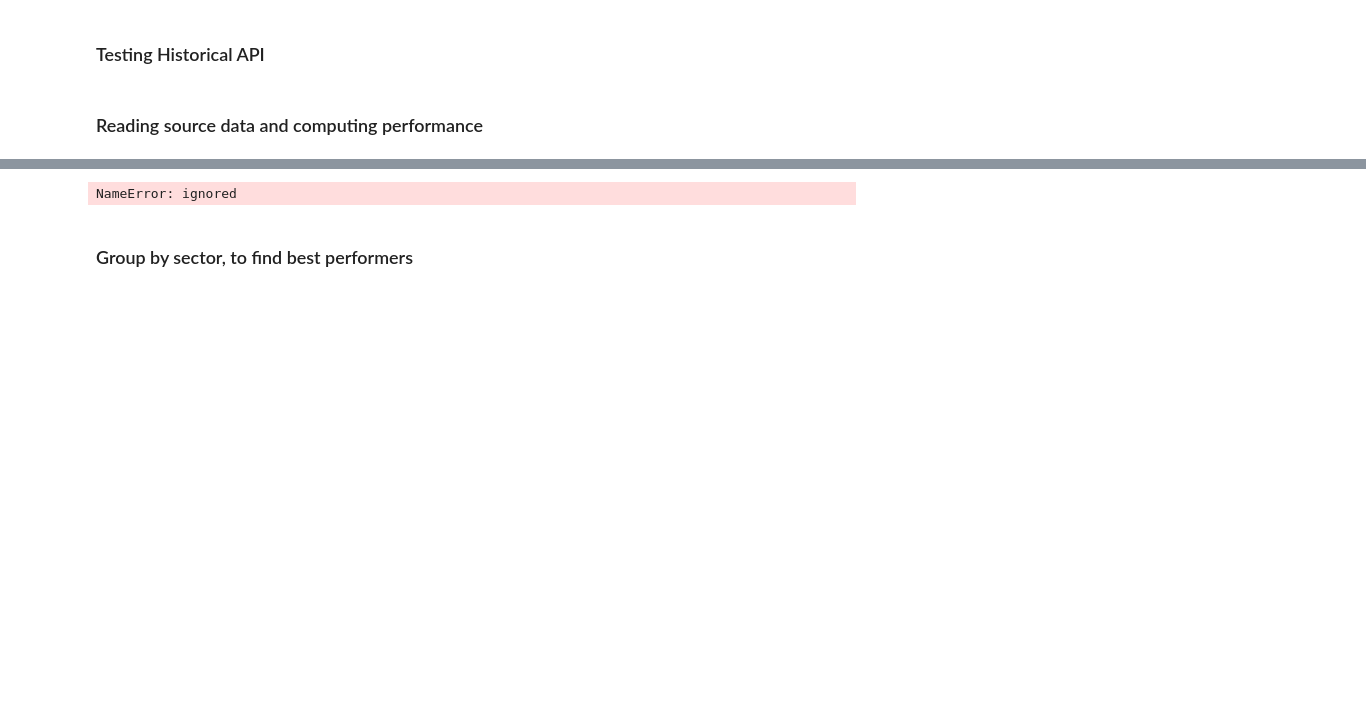
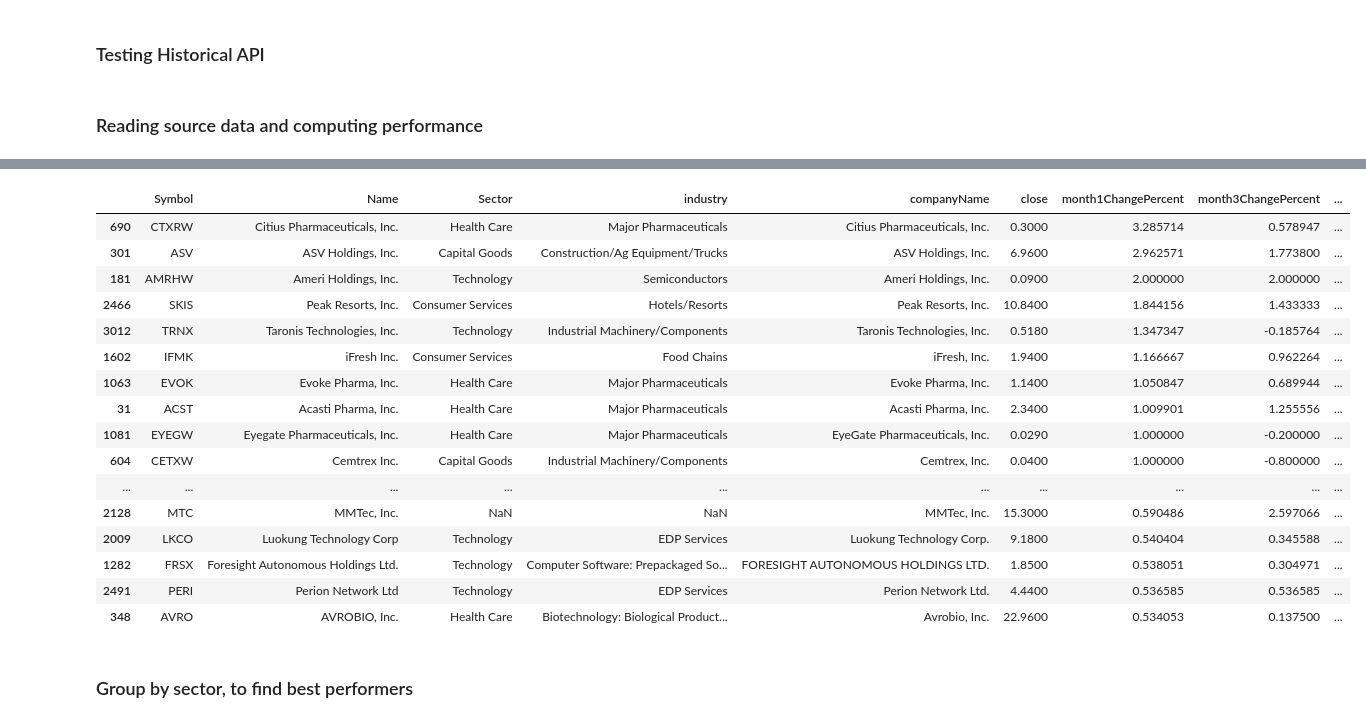
Before and after one commit to mmistroni/TensorFlowPlayground, a Jupyter notebook: StockAndNewsAPIs.ipynb, the cells around one changed output, grey strips where cells are left out. Drawn from its saved outputs; the diff is of its cells as text; code cells hidden in the pictures; blank space fills up the shorter version.

```diff
--- a/StockAndNewsAPIs.ipynb
+++ b/StockAndNewsAPIs.ipynb
@@ -105,10 +105,7 @@ def get_historical_data(ticker, start, end):
   df = get_statistics(ticker)
   return df
 
-  return dr.DataReader(ticker, "av-monthly",
-                       datetime.fromordinal(start.toordinal()),  # need to move to av monthly
-                       datetime.fromordinal(end.toordinal()),
-                       access_key='3K8QCCZYO839KMOU')
+
 
 def get_date_ranges():
   end_date = date.today()
@@ -156,7 +150,7 @@ def find_best_performing(start_dt, end_dt):
   filtered = (df for df in dfs if df is not None)
   all_data = pd.concat(filtered)
   return pd.merge(nyse_df, all_data, how='inner', on='Symbol' )[['Symbol', 'Name', 'Sector', 'industry', 'companyName','close',
-       'month3ChangePercent', 'month6ChangePercent', 'month1ChangePercent', 'day200MovingAvg', 'day50MovingAvg']]
+       'month1ChangePercent','month3ChangePercent', 'month6ChangePercent',  'day200MovingAvg', 'day50MovingAvg']]
 
 
 start_dt, end_dt = get_date_ranges()
@@ -185,9 +188,25 @@ ValueError: ignored
 # %%
 # Sorting
-perf_df.sort_values(by=['month3ChangePercent'], inplace=True, ascending=False)
-#perf_df.head(20)
+perf_df.sort_values(by=['month1ChangePercent'], inplace=True, ascending=False)
+perf_df.head(30)
 # %% [output]
-NameError: ignored
+|  | Symbol | Name | Sector | industry | companyName | close | month1ChangePercent | month3ChangePercent | ... |
+| 690 | CTXRW | Citius Pharmaceuticals, Inc. | Health Care | Major Pharmaceuticals | Citius Pharmaceuticals, Inc. | 0.3000 | 3.285714 | 0.578947 | ... |
+| 301 | ASV | ASV Holdings, Inc. | Capital Goods | Construction/Ag Equipment/Trucks | ASV Holdings, Inc. | 6.9600 | 2.962571 | 1.773800 | ... |
+| 181 | AMRHW | Ameri Holdings, Inc. | Technology | Semiconductors | Ameri Holdings, Inc. | 0.0900 | 2.000000 | 2.000000 | ... |
+| 2466 | SKIS | Peak Resorts, Inc. | Consumer Services | Hotels/Resorts | Peak Resorts, Inc. | 10.8400 | 1.844156 | 1.433333 | ... |
+| 3012 | TRNX | Taronis Technologies, Inc. | Technology | Industrial Machinery/Components | Taronis Technologies, Inc. | 0.5180 | 1.347347 | -0.185764 | ... |
+| 1602 | IFMK | iFresh Inc. | Consumer Services | Food Chains | iFresh, Inc. | 1.9400 | 1.166667 | 0.962264 | ... |
+| 1063 | EVOK | Evoke Pharma, Inc. | Health Care | Major Pharmaceuticals | Evoke Pharma, Inc. | 1.1400 | 1.050847 | 0.689944 | ... |
+| 31 | ACST | Acasti Pharma, Inc. | Health Care | Major Pharmaceuticals | Acasti Pharma, Inc. | 2.3400 | 1.009901 | 1.255556 | ... |
+| 1081 | EYEGW | Eyegate Pharmaceuticals, Inc. | Health Care | Major Pharmaceuticals | EyeGate Pharmaceuticals, Inc. | 0.0290 | 1.000000 | -0.200000 | ... |
+| 604 | CETXW | Cemtrex Inc. | Capital Goods | Industrial Machinery/Components | Cemtrex, Inc. | 0.0400 | 1.000000 | -0.800000 | ... |
+| ... | ... | ... | ... | ... | ... | ... | ... | ... | ... |
+| 2128 | MTC | MMTec, Inc. | NaN | NaN | MMTec, Inc. | 15.3000 | 0.590486 | 2.597066 | ... |
+| 2009 | LKCO | Luokung Technology Corp | Technology | EDP Services | Luokung Technology Corp. | 9.1800 | 0.540404 | 0.345588 | ... |
+| 1282 | FRSX | Foresight Autonomous Holdings Ltd. | Technology | Computer Software: Prepackaged So... | FORESIGHT AUTONOMOUS HOLDINGS LTD. | 1.8500 | 0.538051 | 0.304971 | ... |
+| 2491 | PERI | Perion Network Ltd | Technology | EDP Services | Perion Network Ltd. | 4.4400 | 0.536585 | 0.536585 | ... |
+| 348 | AVRO | AVROBIO, Inc. | Health Care | Biotechnology: Biological Product... | Avrobio, Inc. | 22.9600 | 0.534053 | 0.137500 | ... |
 # %% [markdown]
 <h3> Group by sector, to find best performers </h3>
 # %%
```
Also changed, not shown: parts of 15 cells of this notebook.
